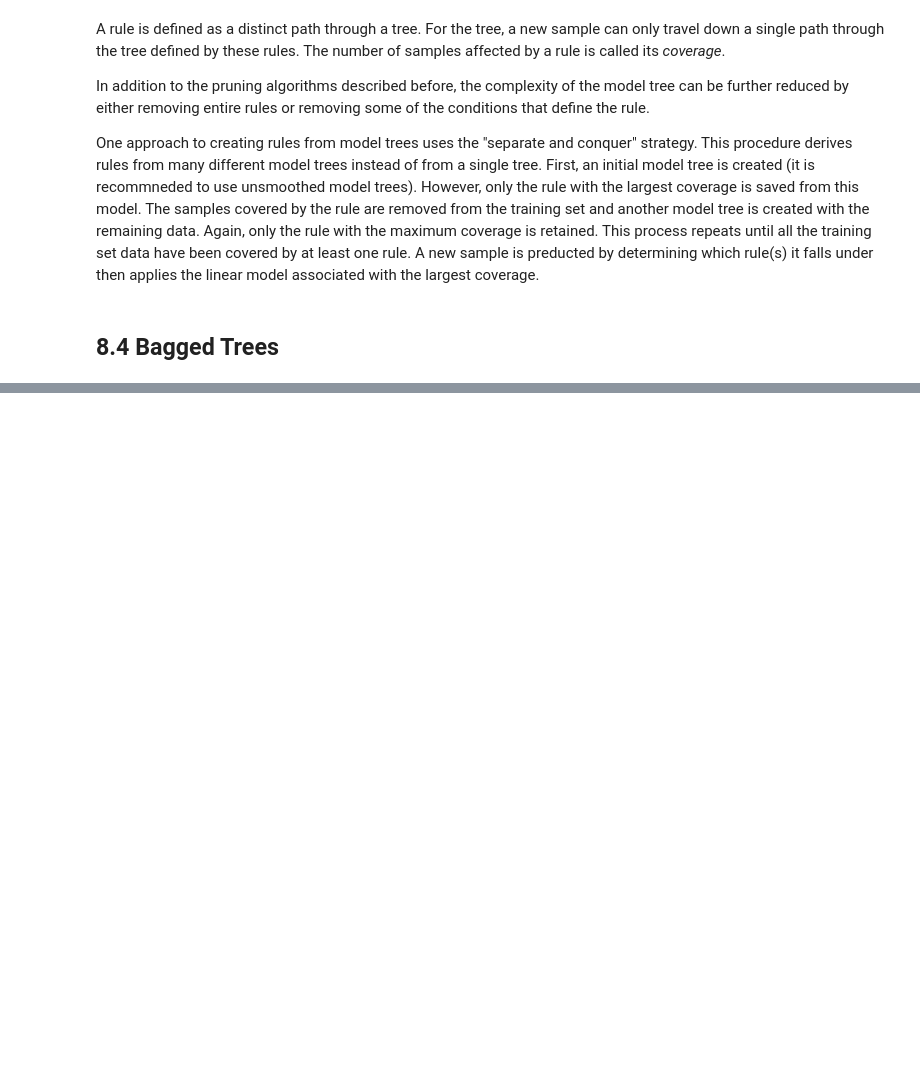
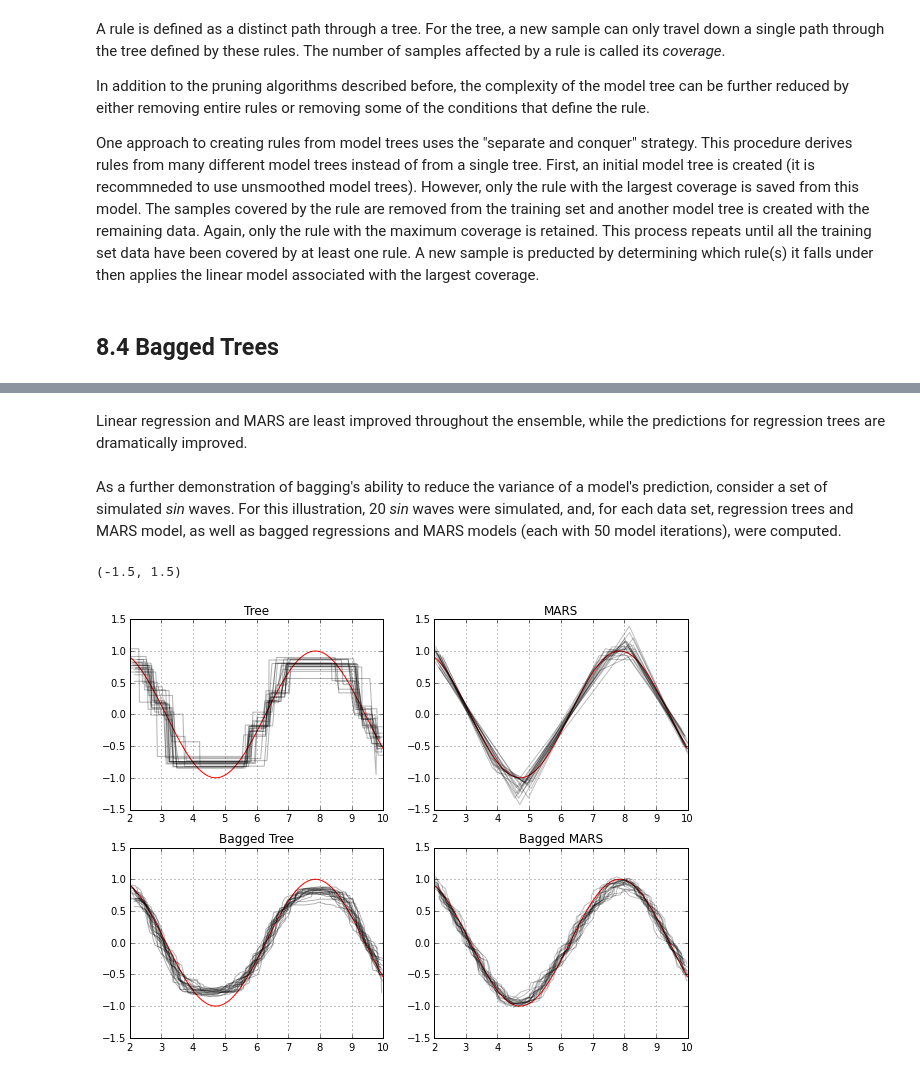
Before and after one commit to LeiG/Applied-Predictive-Modeling-with-Python, a Jupyter notebook: notebooks/Chapter 8.ipynb, the cells around one changed output, grey strips where cells are left out. Cells and saved outputs as stored; diff of their text form; code cells hidden in the pictures; blank space fills up the shorter version.

```diff
--- a/notebooks/Chapter 8.ipynb
+++ b/notebooks/Chapter 8.ipynb
@@ -283,0 +389,4 @@ Bagging stable, lower variance models like linear regression and MARS, on the ot
+# %% [markdown]
+Linear regression and MARS are least improved throughout the ensemble, while the predictions for regression trees are dramatically improved.
+# %% [markdown]
+As a further demonstration of bagging's ability to reduce the variance of a model's prediction, consider a set of simulated *sin* waves. For this illustration, 20 *sin* waves were simulated, and, for each data set, regression trees and MARS model, as well as bagged regressions and MARS models (each with 50 model iterations), were computed.
@@ -283,0 +420,50 @@ Bagging stable, lower variance models like linear regression and MARS, on the ot
+# %%
+# build models for each sin wave and make predictions
+tree_pred = []
+mars_pred = []
+bagg_tree_pred = []
+bagg_mars_pred = []
+
+for i in range(20):
+    x = X[i,:][:,np.newaxis]
+    y = Y[i,:]
+
+    tree_pred.append(model_pred(x, y, DecisionTreeRegressor(max_depth=3)))
+    mars_pred.append(model_pred(x, y, Earth()))
+    bagg_tree_pred.append(bagg_model_pred(x, y, DecisionTreeRegressor(max_depth=3), 50))
+    bagg_mars_pred.append(bagg_model_pred(x, y, Earth(), 50))
+# %%
+fig, axarr = plt.subplots(2, 2)
+
+x_test = np.arange(2.0, 10.0, 0.01)
+
+# tree
+axarr[0, 0].plot(x_test, np.sin(x_test), 'r')
+for i in range(20):
+    axarr[0, 0].plot(X[i,:], tree_pred[i], 'black', alpha=0.3)
+axarr[0, 0].set_title('Tree')
+axarr[0, 0].set_ylim([-1.5, 1.5])
+
+# bagged tree
+axarr[1, 0].plot(x_test, np.sin(x_test), 'r')
+for i in range(20):
+    axarr[1, 0].plot(X[i,:], bagg_tree_pred[i], 'black', alpha=0.3)
+axarr[1, 0].set_title('Bagged Tree')
+axarr[1, 0].set_ylim([-1.5, 1.5])
+
+# MARS
+axarr[0, 1].plot(x_test, np.sin(x_test), 'r')
+for i in range(20):
+    axarr[0, 1].plot(X[i,:], mars_pred[i], 'black', alpha=0.25)
+axarr[0, 1].set_title('MARS')
+axarr[0, 1].set_ylim([-1.5, 1.5])
+
+# bagged MARS
+axarr[1, 1].plot(x_test, np.sin(x_test), 'r')
+for i in range(20):
+    axarr[1, 1].plot(X[i,:], bagg_mars_pred[i], 'black', alpha=0.25)
+axarr[1, 1].set_title('Bagged MARS')
+axarr[1, 1].set_ylim([-1.5, 1.5])
+# %% [output]
+(-1.5, 1.5)
+[figure, added]
```
Also changed, not shown: parts of 34 cells of this notebook, 2 other files.
